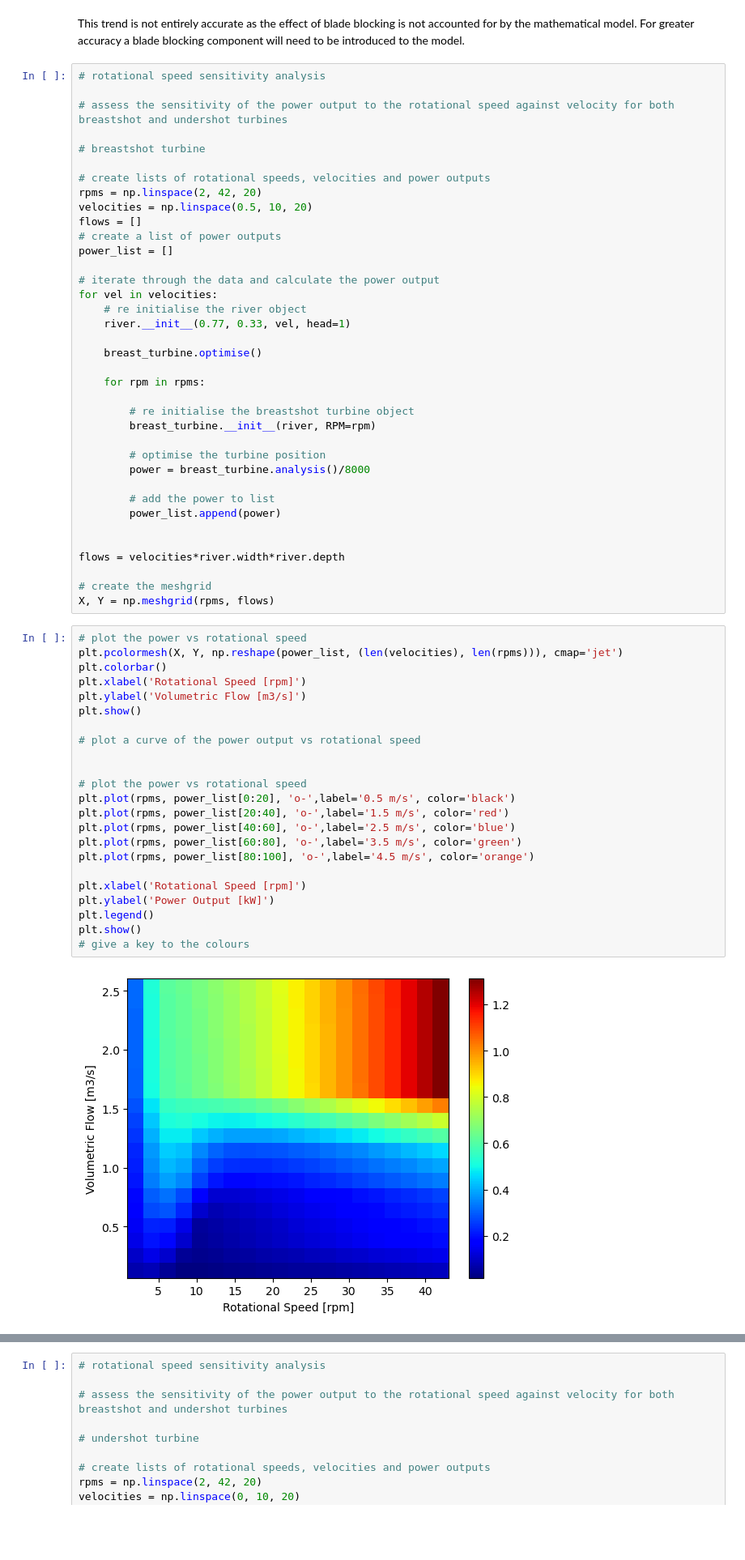
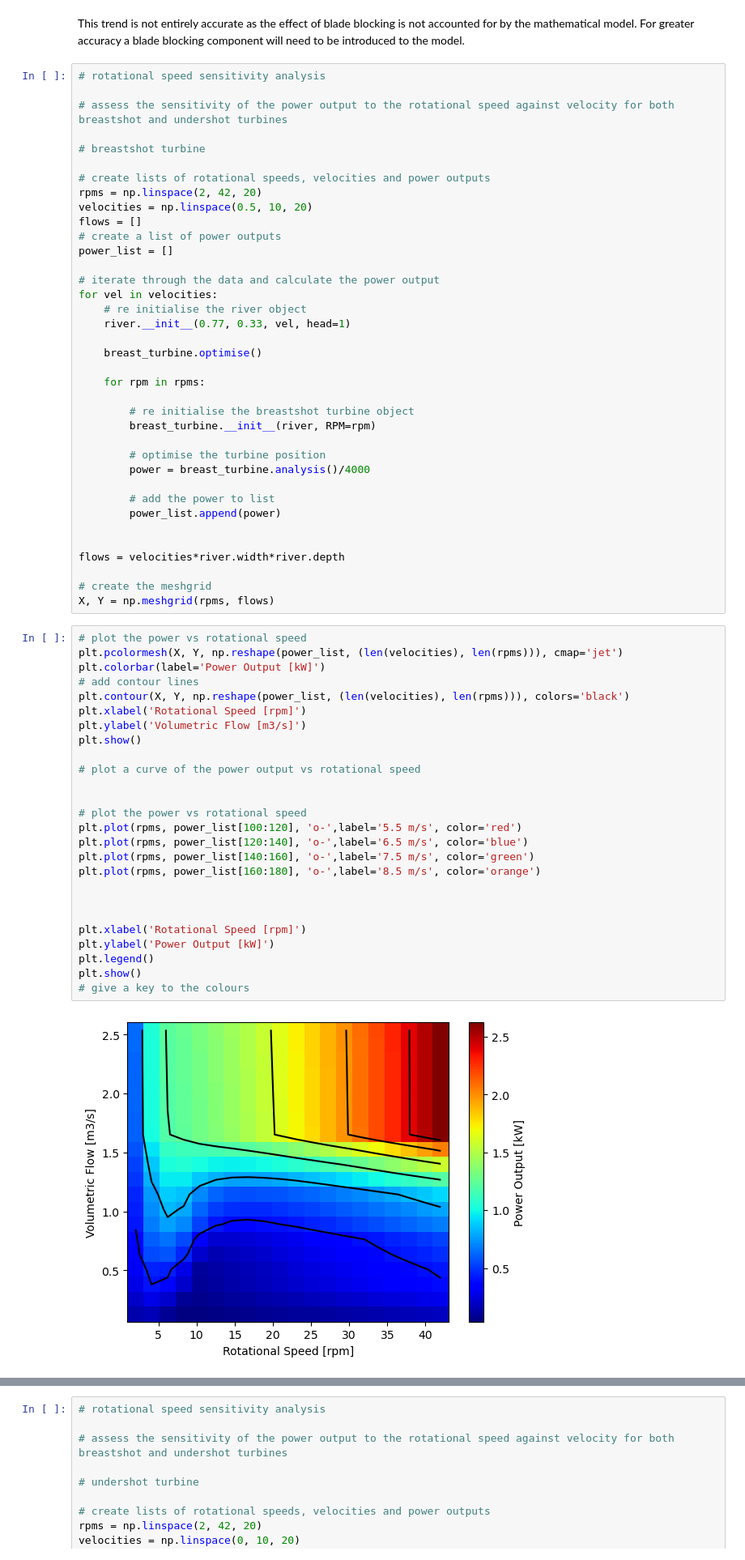
Before and after one commit to pilipb/DP4-code, a Jupyter notebook: graphing.ipynb, the cells around one changed output, grey strips where cells are left out. Shown at 81% size. Drawn from its saved outputs; the diff is of its cells as text; blank space fills up the shorter version.

```diff
--- a/graphing.ipynb
+++ b/graphing.ipynb
@@ -438,7 +441,7 @@ for vel in velocities:
         breast_turbine.__init__(river, RPM=rpm)
 
         # optimise the turbine position
-        power = breast_turbine.analysis()/8000
+        power = breast_turbine.analysis()/4000
 
         # add the power to list
         power_list.append(power)
@@ -451,25 +454,28 @@ X, Y = np.meshgrid(rpms, flows)
 # %%
 # plot the power vs rotational speed
 plt.pcolormesh(X, Y, np.reshape(power_list, (len(velocities), len(rpms))), cmap='jet')
-plt.colorbar()
+plt.colorbar(label='Power Output [kW]')
+# add contour lines
+plt.contour(X, Y, np.reshape(power_list, (len(velocities), len(rpms))), colors='black')
 plt.xlabel('Rotational Speed [rpm]')
 plt.ylabel('Volumetric Flow [m3/s]')
 plt.show()
 
 # plot a curve of the power output vs rotational speed
 
 
 # plot the power vs rotational speed
-plt.plot(rpms, power_list[0:20], 'o-',label='0.5 m/s', color='black')
-plt.plot(rpms, power_list[20:40], 'o-',label='1.5 m/s', color='red')
-plt.plot(rpms, power_list[40:60], 'o-',label='2.5 m/s', color='blue')
-plt.plot(rpms, power_list[60:80], 'o-',label='3.5 m/s', color='green')
-plt.plot(rpms, power_list[80:100], 'o-',label='4.5 m/s', color='orange')
+plt.plot(rpms, power_list[100:120], 'o-',label='5.5 m/s', color='red')
+plt.plot(rpms, power_list[120:140], 'o-',label='6.5 m/s', color='blue')
+plt.plot(rpms, power_list[140:160], 'o-',label='7.5 m/s', color='green')
+plt.plot(rpms, power_list[160:180], 'o-',label='8.5 m/s', color='orange')
+
+
 
 plt.xlabel('Rotational Speed [rpm]')
 plt.ylabel('Power Output [kW]')
 plt.legend()
 plt.show()
 # give a key to the colours
 # %% [output]
-[figure, old version]
+[figure, new version]
```
Also changed, not shown: parts of 9 cells of this notebook, 10 other files.
